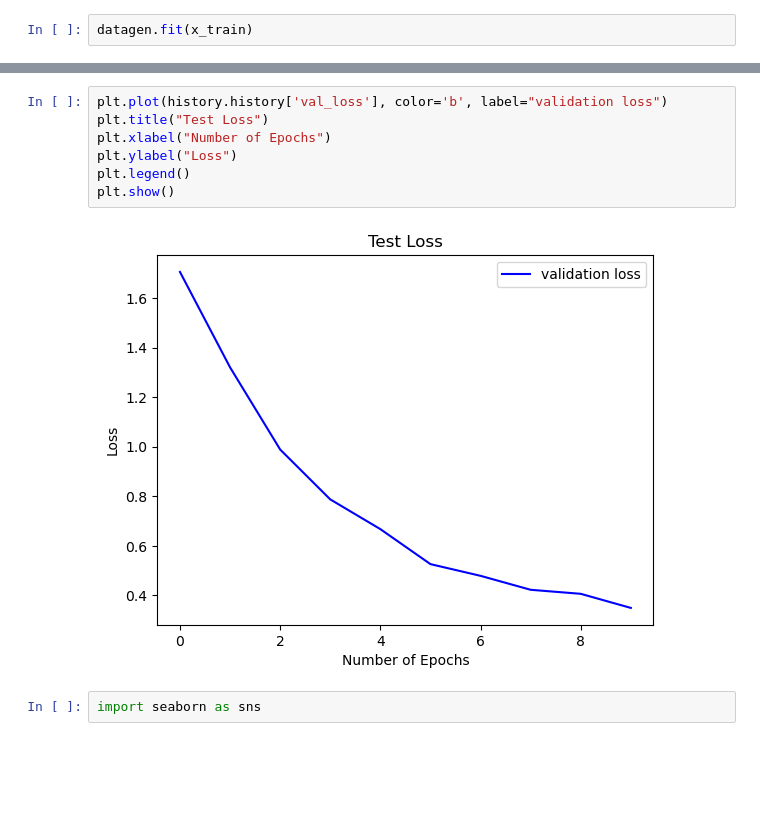
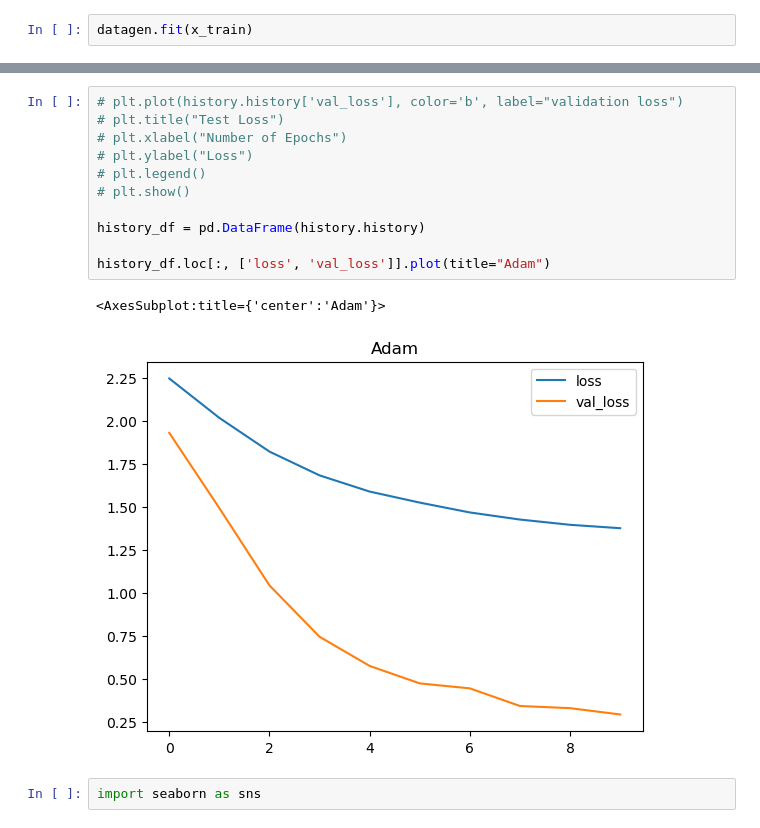
Before and after one commit to yvoievid/deep-learning-lab-2, a Jupyter notebook: Note.ipynb, the cells around one changed output, grey strips where cells are left out. Drawn from its saved outputs; the diff is of its cells as text; blank space fills up the shorter version.

```diff
--- a/Note.ipynb
+++ b/Note.ipynb
@@ -207,12 +207,17 @@ Epoch 10/10
 # %%
-plt.plot(history.history['val_loss'], color='b', label="validation loss")
-plt.title("Test Loss")
-plt.xlabel("Number of Epochs")
-plt.ylabel("Loss")
-plt.legend()
-plt.show()
+# plt.plot(history.history['val_loss'], color='b', label="validation loss")
+# plt.title("Test Loss")
+# plt.xlabel("Number of Epochs")
+# plt.ylabel("Loss")
+# plt.legend()
+# plt.show()
+
+history_df = pd.DataFrame(history.history)
+
+history_df.loc[:, ['loss', 'val_loss']].plot(title="Adam")
 # %% [output]
+<AxesSubplot:title={'center':'Adam'}>
-[figure, old version]
+[figure, new version]
 # %%
 import seaborn as sns
 # %%
```
Also changed, not shown: parts of 3 cells of this notebook, 1 other file.
